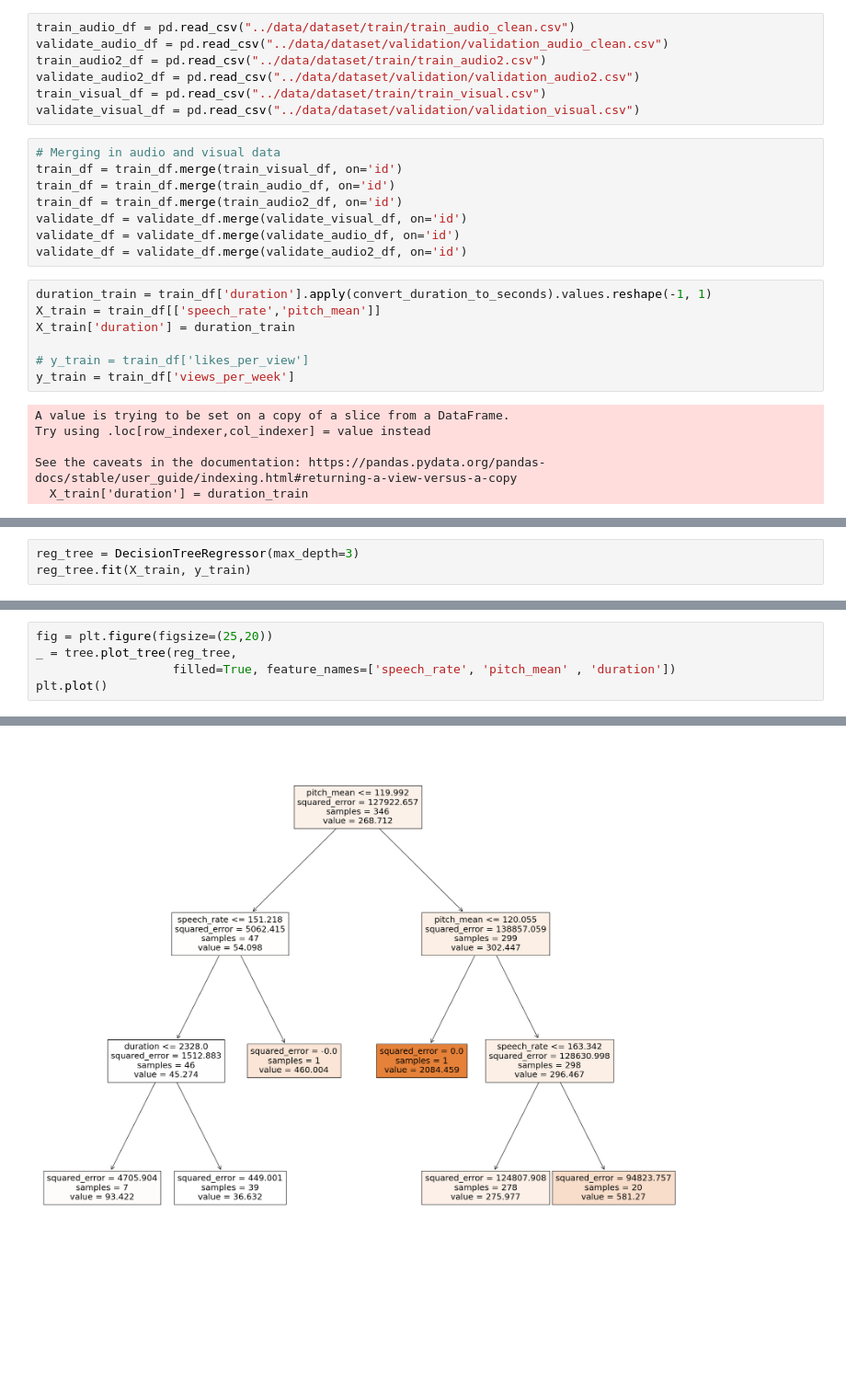
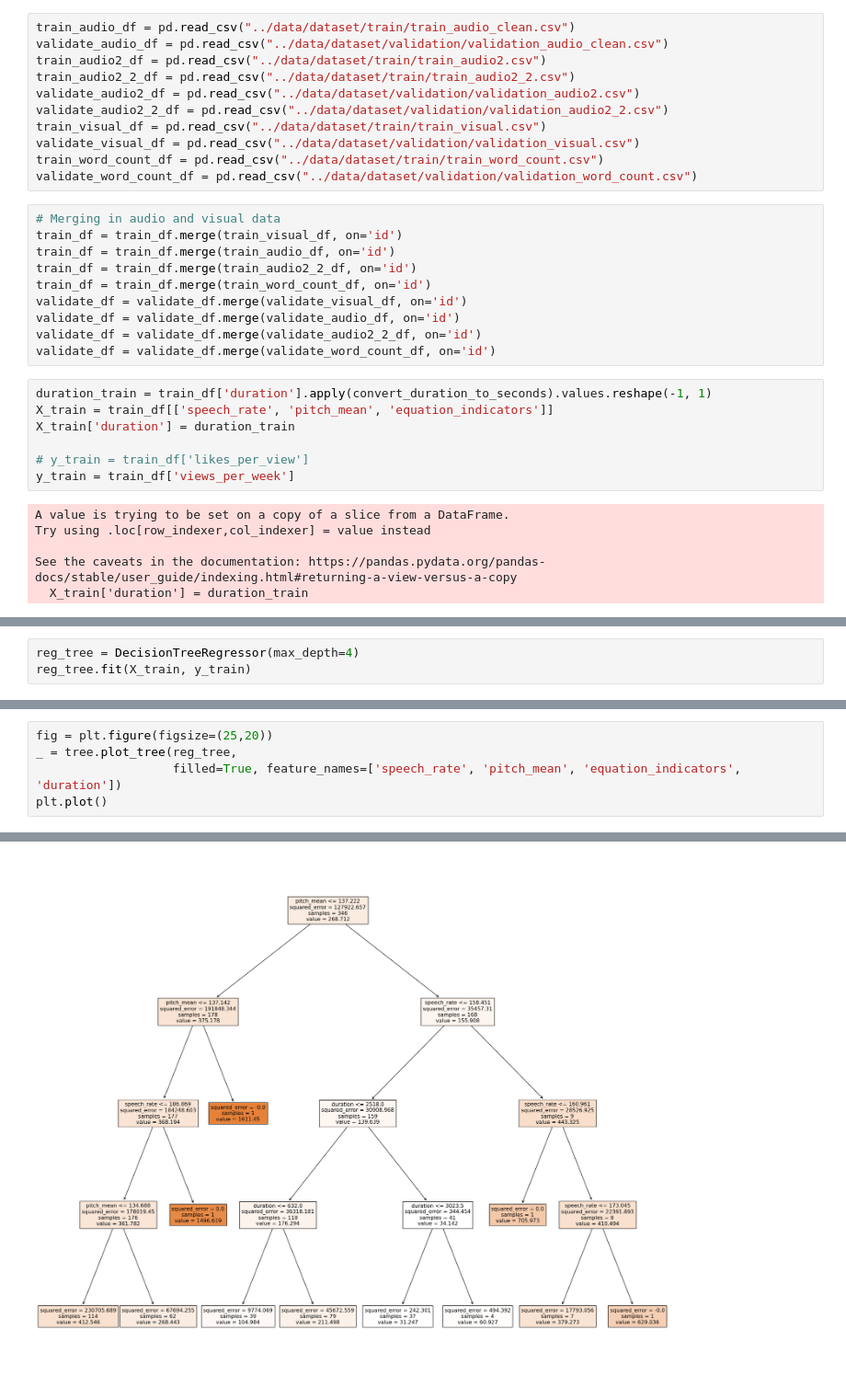
Before and after one commit to LeeJavaa/final_year_project, a Jupyter notebook: analysis/regression_tree.ipynb, the cells around one changed output, grey strips where cells are left out. Shown at 92% size. Cells and saved outputs as stored; diff of their text form; blank space fills up the shorter version.

Commit message:
Added word features regressiont ree

```diff
--- a/analysis/regression_tree.ipynb
+++ b/analysis/regression_tree.ipynb
@@ -26,20 +26,26 @@ validate_df = pd.read_csv("../data/dataset/validation/validation.csv")
 train_audio_df = pd.read_csv("../data/dataset/train/train_audio_clean.csv")
 validate_audio_df = pd.read_csv("../data/dataset/validation/validation_audio_clean.csv")
 train_audio2_df = pd.read_csv("../data/dataset/train/train_audio2.csv")
+train_audio2_2_df = pd.read_csv("../data/dataset/train/train_audio2_2.csv")
 validate_audio2_df = pd.read_csv("../data/dataset/validation/validation_audio2.csv")
+validate_audio2_2_df = pd.read_csv("../data/dataset/validation/validation_audio2_2.csv")
 train_visual_df = pd.read_csv("../data/dataset/train/train_visual.csv")
 validate_visual_df = pd.read_csv("../data/dataset/validation/validation_visual.csv")
+train_word_count_df = pd.read_csv("../data/dataset/train/train_word_count.csv")
+validate_word_count_df = pd.read_csv("../data/dataset/validation/validation_word_count.csv")
 # %%
 # Merging in audio and visual data
 train_df = train_df.merge(train_visual_df, on='id')
 train_df = train_df.merge(train_audio_df, on='id')
-train_df = train_df.merge(train_audio2_df, on='id')
+train_df = train_df.merge(train_audio2_2_df, on='id')
+train_df = train_df.merge(train_word_count_df, on='id')
 validate_df = validate_df.merge(validate_visual_df, on='id')
 validate_df = validate_df.merge(validate_audio_df, on='id')
-validate_df = validate_df.merge(validate_audio2_df, on='id')
+validate_df = validate_df.merge(validate_audio2_2_df, on='id')
+validate_df = validate_df.merge(validate_word_count_df, on='id')
 # %%
 duration_train = train_df['duration'].apply(convert_duration_to_seconds).values.reshape(-1, 1)
-X_train = train_df[['speech_rate','pitch_mean']]
+X_train = train_df[['speech_rate', 'pitch_mean', 'equation_indicators']]
 X_train['duration'] = duration_train
 
 # y_train = train_df['likes_per_view']
@@ -61,6 +67,6 @@ Try using .loc[row_indexer,col_indexer] = value instead
 See the caveats in the documentation: https://pandas.pydata.org/pandas-docs/stable/user_guide/indexing.html#returning-a-view-versus-a-copy
   X_validate['duration'] = duration_validation
 # %%
-reg_tree = DecisionTreeRegressor(max_depth=3)
+reg_tree = DecisionTreeRegressor(max_depth=4)
 reg_tree.fit(X_train, y_train)
 # %% [output]
@@ -121,8 +127,8 @@ Root Mean Squared Error for VPW: 325.748676485114
 # %%
 fig = plt.figure(figsize=(25,20))
 _ = tree.plot_tree(reg_tree,
-                   filled=True, feature_names=['speech_rate', 'pitch_mean' , 'duration'])
+                   filled=True, feature_names=['speech_rate', 'pitch_mean', 'equation_indicators', 'duration'])
 plt.plot()
 # %% [output]
 []
-[figure, old version]
+[figure, new version]
```
Also changed, not shown: parts of 6 cells of this notebook, 3 other files.
